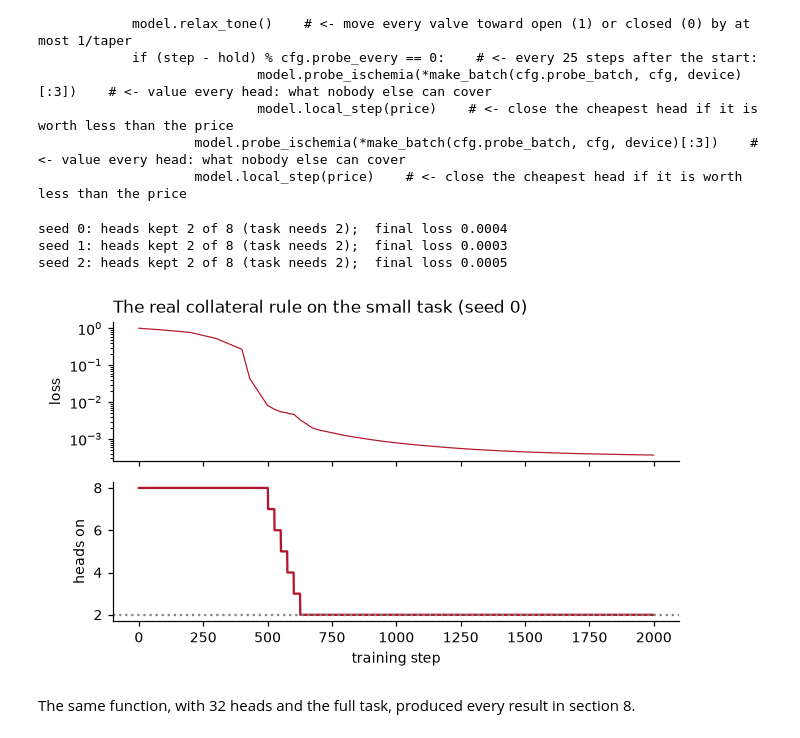
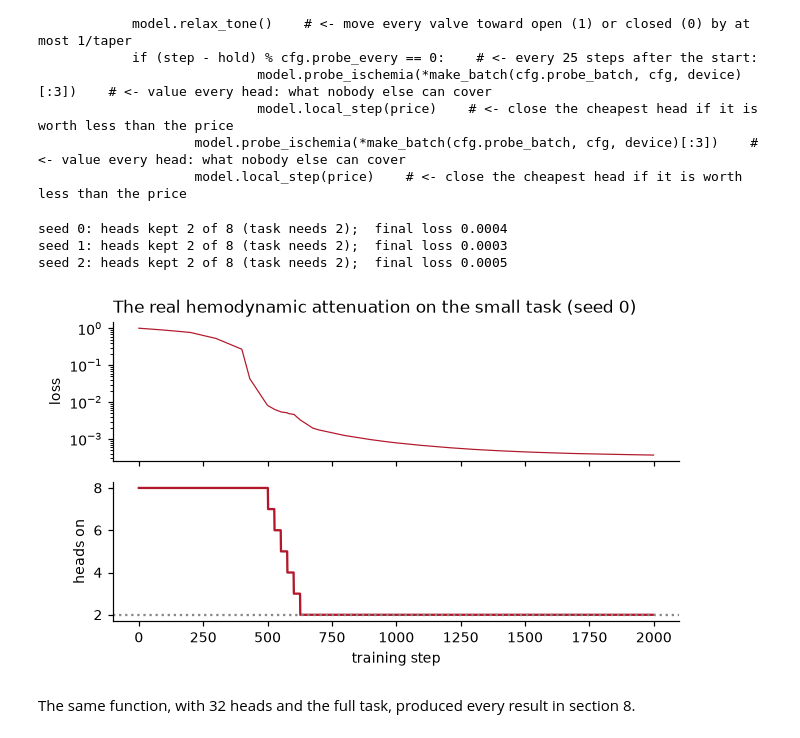
Before and after one commit to masonkadem/HMHA, a Jupyter notebook: notebooks/walkthrough_by_hand.ipynb, the cells around one changed output. Saved outputs shown, nothing was run; the diff lists cells and outputs as text; code cells hidden in the pictures.

```diff
--- a/notebooks/walkthrough_by_hand.ipynb
+++ b/notebooks/walkthrough_by_hand.ipynb
@@ -1505,26 +1505,26 @@ annotated(keep, {
                     model.local_step(price)    # <- close the cheapest head if it is worth less than the price
 # %%
 RULE_SMALL = replace(SMALL, supply="local", price_frac=0.03, taper=100, budget_hold_frac=0.2,
-                     conserve=0, probe_batch=256)  # the collateral rule, experiment settings, small task
+                     conserve=0, probe_batch=256)  # hemodynamic attenuation, experiment settings, small task
 results = []
 for seed in range(3):                              # three runs with different seeds
     model, hist = train(replace(RULE_SMALL, seed=seed), val, "cpu", hemo=True)   # the real training loop
     kept_now = int((hist["ledger"][-1] > 0).sum()) # heads whose valve is above 0 at the end
     results.append(hist)
     print(f"seed {seed}: heads kept {kept_now} of 8 (task needs {R});  final loss {hist['val_loss'][-1]:.4f}")
 
 hist = results[0]                                  # plot the first run
 fig, ax = plt.subplots(2, 1, figsize=(6, 3.6), sharex=True)   # two plots stacked, same x axis
 ax[0].semilogy(hist["val_step"], hist["val_loss"], color=RED, lw=0.8); ax[0].set_ylabel("loss")   # loss, log scale
 ax[1].plot((hist["ledger"] > 0).sum(1), color=RED); ax[1].axhline(R, color=GREY, ls=":")         # heads with supply
 ax[1].set_ylabel("heads on"); ax[1].set_xlabel("training step")
-ax[0].set_title("The real collateral rule on the small task (seed 0)", loc="left")
+ax[0].set_title("The real hemodynamic attenuation on the small task (seed 0)", loc="left")
 plt.tight_layout(); plt.show()                     # draw it
 # %% [output]
 seed 0: heads kept 2 of 8 (task needs 2);  final loss 0.0004
 seed 1: heads kept 2 of 8 (task needs 2);  final loss 0.0003
 seed 2: heads kept 2 of 8 (task needs 2);  final loss 0.0005
-[figure, old version]
+[figure, new version]
 # %% [markdown]
 The same function, with 32 heads and the full task, produced every result in section 8.
 # %% [markdown]
```
Also changed, not shown: parts of 8 cells of this notebook, 14 other files.
